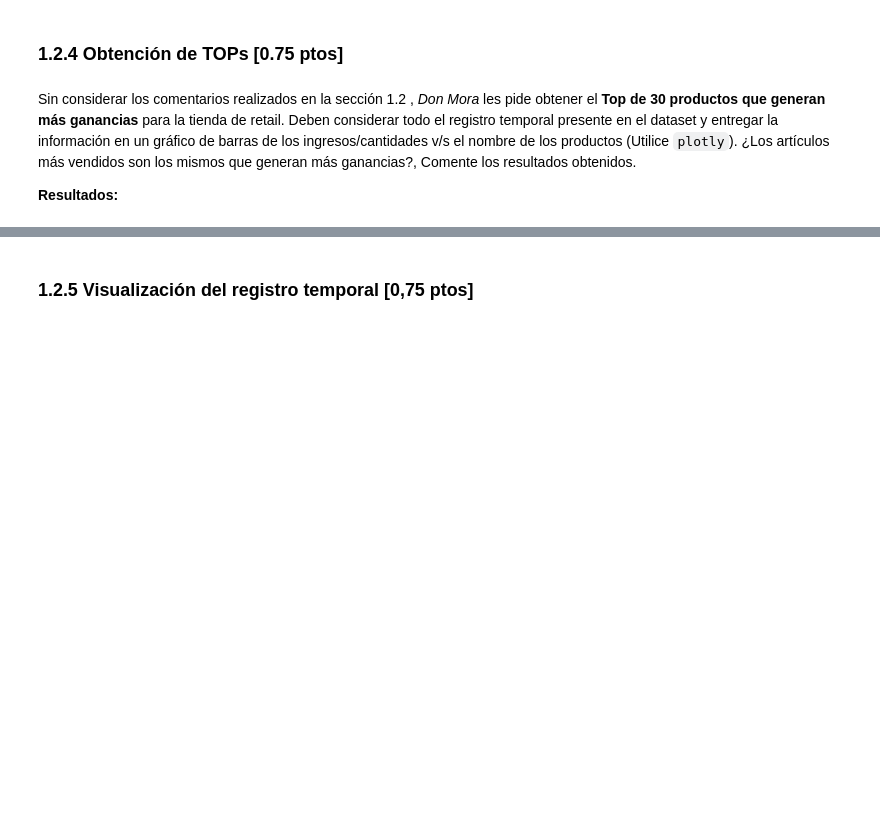
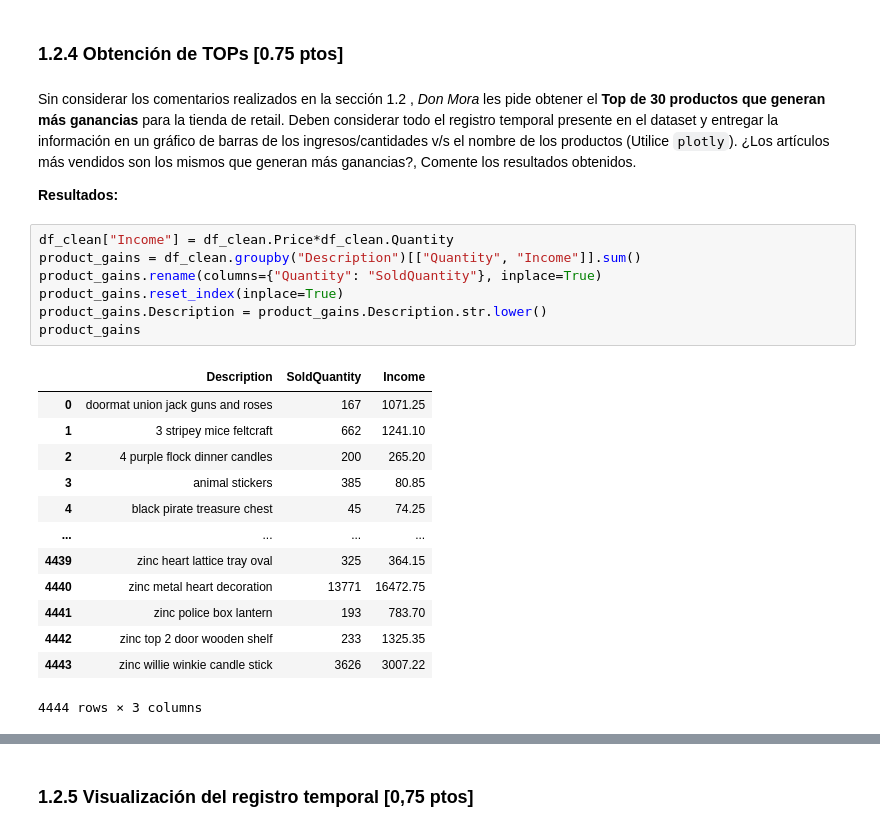
Before and after one commit to johnny-godoy/laboratorios-mds, a Jupyter notebook: lab 5/laboratorio_5.ipynb, the cells around one changed output, grey strips where cells are left out. Drawn from its saved outputs; the diff is of its cells as text; blank space fills up the shorter version.

```diff
--- a/lab 5/laboratorio_5.ipynb
+++ b/lab 5/laboratorio_5.ipynb
@@ -590,3 +590,24 @@ No hay nuevas observaciones salvo la eliminación de valores nulos. Las distribu
 Sin considerar los comentarios realizados en la sección 1.2 , *Don Mora* les pide obtener el **Top de 30 productos que generan más ganancias** para la tienda de retail. Deben considerar todo el registro temporal presente en el dataset y entregar la información en un gráfico de barras de los ingresos/cantidades v/s el nombre de los productos (Utilice `plotly`). ¿Los artículos más vendidos son los mismos que generan más ganancias?, Comente los resultados obtenidos.
 
 **Resultados:**
+# %%
+df_clean["Income"] = df_clean.Price*df_clean.Quantity
+product_gains = df_clean.groupby("Description")[["Quantity", "Income"]].sum()
+product_gains.rename(columns={"Quantity": "SoldQuantity"}, inplace=True)
+product_gains.reset_index(inplace=True)
+product_gains.Description = product_gains.Description.str.lower()
+product_gains
+# %% [output]
+|  | Description | SoldQuantity | Income |
+| 0 | doormat union jack guns and roses | 167 | 1071.25 |
+| 1 | 3 stripey mice feltcraft | 662 | 1241.10 |
+| 2 | 4 purple flock dinner candles | 200 | 265.20 |
+| 3 | animal stickers | 385 | 80.85 |
+| 4 | black pirate treasure chest | 45 | 74.25 |
+| ... | ... | ... | ... |
+| 4439 | zinc heart lattice tray oval | 325 | 364.15 |
+| 4440 | zinc metal heart decoration | 13771 | 16472.75 |
+| 4441 | zinc police box lantern | 193 | 783.70 |
+| 4442 | zinc top 2 door wooden shelf | 233 | 1325.35 |
+| 4443 | zinc willie winkie candle stick | 3626 | 3007.22 |
+4444 rows × 3 columns
```
Also changed, not shown: parts of 7 cells of this notebook.
